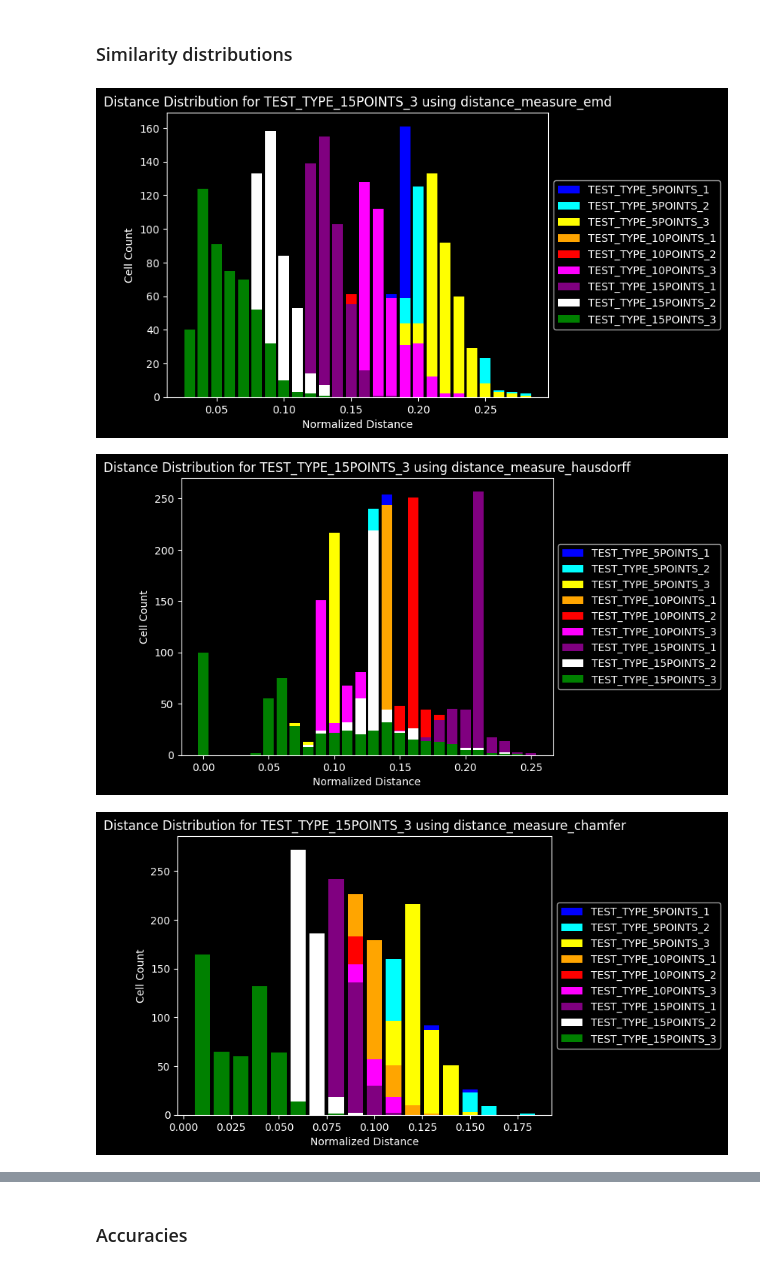
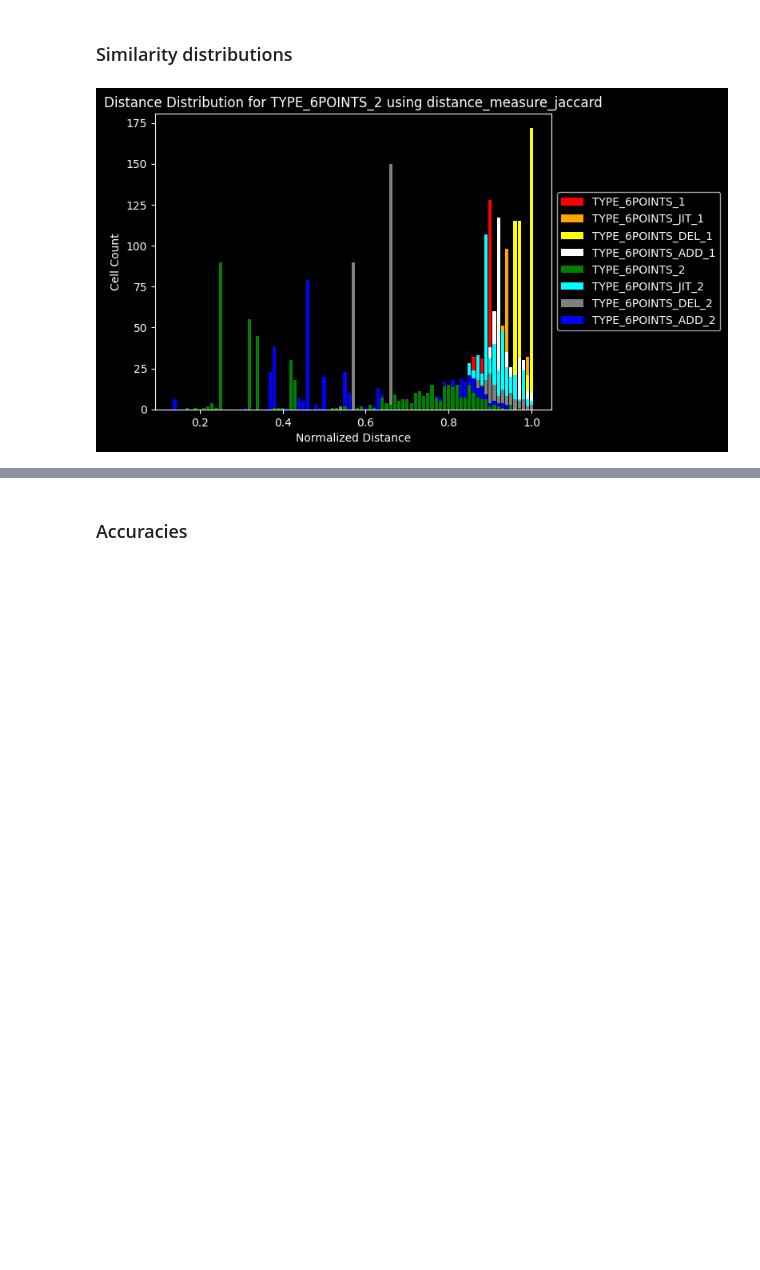
Before and after one commit to Souren-0/Bachelor_Thesis, a Jupyter notebook: Point_Cloud_Identification.ipynb, the cells around one changed output, grey strips where cells are left out. Saved outputs shown, nothing was run; the diff lists cells and outputs as text; code cells hidden in the pictures; blank space fills up the shorter version.

```diff
--- a/Point_Cloud_Identification.ipynb
+++ b/Point_Cloud_Identification.ipynb
@@ -158,7 +163,7 @@ datasets = {
     "hard_easy" : { 'path' : './Data/Test_Data_HARD_Labels_EASY_Cells.pickle', 'representatives' : './Labels/representatives_HARD_Labels_EASY_Cells.json'},
     "hard_hard" : { 'path' : './Data/Test_Data_HARD_Labels_HARD_Cells.pickle', 'representatives' : './Labels/representatives_HARD_Labels_HARD_Cells.json'}}
 
-dataset = "easy_easy"
+dataset = "hard_easy"
 chip_data_file = datasets[dataset]["path"]
 
 chip_data = None
@@ -209,3 +214,15 @@ cell_box = {}
 for cell_type, boxes in cell_boxes.items():
     widths, heights = zip(*boxes)
     cell_box[cell_type] = (max(widths), max(heights))
+# %%
+cell_type = cell_types[7]
+predicted_reps = [(-5,-5)]
+# predicted_reps = find_representative_vias(cell_type, plot=False)
+axes = (0, cell_box[cell_type][0])
+cells = sorted_cells[cell_type]
+cell_vias = [vias for cell in cells for vias in cell["vias"]]
+plt.xlim(axes)
+plt.ylim(axes)
+plt.scatter(*zip(*cell_vias), marker='o', alpha=0.1)
+plt.scatter(*zip(*representatives[cell_type]), marker='s', color='red', s=10)
+plt.scatter(*zip(*predicted_reps), marker='x')
@@ -412,10 +432,10 @@ Legend:
         last_command = key
 
 
-def plot_distances(distances, finesse, color, label):
+def plot_distances(distances, finesse, color, label, highlight):
     dists = list(distances.keys())
     amounts = list(distances.values())
-    plt.bar(dists, amounts, width=(0.8 * 10**(-finesse)), color=color, label=label)
+    plt.bar(dists, amounts, width=(0.8 * 10**(-finesse)), color=color, label=label, zorder=highlight)
 
 
 def distribution_similarity(distance_measure, label, finesse=2, labels_range=slice(None,10), cells_range=slice(None,500)):
@@ -423,7 +443,7 @@ def distribution_similarity(distance_measure, label, finesse=2, labels_range=sli
     plt.xlabel('Normalized Distance')
     plt.ylabel('Cell Count')
 
-    type_colors = ['blue', 'cyan', 'yellow', 'orange', 'red', 'magenta', 'purple', 'white', 'green', 'grey']
+    type_colors = ['red', 'orange', 'yellow', 'white', 'green', 'cyan', 'grey', 'blue', 'indigo', 'purple']
     for cell_type in cell_types[labels_range]:
         cells = sorted_cells[cell_type]
         distances = {}
@@ -431,7 +451,8 @@ def distribution_similarity(distance_measure, label, finesse=2, labels_range=sli
             cell_vias = np.array(cell["vias"])
             distance = round(distance_measure(cell_vias, label), finesse)
             distances[distance] = distances.get(distance, 0) + 1
-        plot_distances(distances, finesse, type_colors[cell_types.index(cell_type)], cell_type)
+        highlight_bar = cell_type == label
+        plot_distances(distances, finesse, type_colors[cell_types.index(cell_type) % len(type_colors)], cell_type, highlight_bar)
     plt.legend(loc='center left', bbox_to_anchor=(1, 0.5))
     plt.show()
     plt.close()
@@ -475,6 +496,7 @@ from ot import emd
 from shapely.geometry import Point
 from shapely.ops import unary_union
 from scipy.spatial.distance import directed_hausdorff
+
 
 # Save cell stats
 cell_stats = {}
@@ -484,11 +506,10 @@ for cell_type in cell_types:
     all_vias = [via for cell in cells for via in cell["vias"]]
     tree = KDTree(representatives[cell_type])
     distances, _ = tree.query(all_vias)
-    loc, scale = stats.halfnorm.fit(distances)
+    loc, scale = stats.rayleigh.fit(distances)
 
-    cell_stat = {"mean" : loc, "sigma" : scale}
+    cell_stat = {"mean" : loc, "sigma" : scale, "dists" : distances}
     cell_stats[cell_type] = cell_stat
-    via_distances[cell_type] = distances
 
 
 def distance_measure_hausdorff(cell_vias, cell_type):
@@ -500,10 +521,13 @@ def distance_measure_hausdorff(cell_vias, cell_type):
 def distance_measure_chamfer(cell_vias, cell_type):
     representative = representatives[cell_type]
     box_size = cell_box[cell_type]
+    sf = cell_stats[cell_type]["survival function"]
 
     dist = torch.cdist(
         torch.tensor(cell_vias, dtype=torch.float32).unsqueeze(0),
         torch.tensor(representative, dtype=torch.float32).unsqueeze(0))
+
+    # if dist saves all the euclidean distances
 
     chamfer = dist.min(2)[0].mean() + dist.min(1)[0].mean()
     chamfer_normalized = chamfer.item() / (2 * box_diagonal(*box_size))
@@ -712,12 +725,10 @@ plt.show()
 # %% [markdown]
 ### Similarity distributions
 # %%
-cell_type = cell_types[9 - 1]
-distribution_similarity(distance_measure_emd, cell_type)
-distribution_similarity(distance_measure_hausdorff, cell_type)
-distribution_similarity(distance_measure_chamfer, cell_type)
+cell_type = cell_types[4]
+# distribution_similarity(distance_measure_emd, cell_type)
+# distribution_similarity(distance_measure_hausdorff, cell_type)
+# distribution_similarity(distance_measure_chamfer, cell_type)
 distribution_similarity(distance_measure_jaccard, cell_type)
 # %% [output]
-[figure, old version]
+[figure, new version]
-[figure, removed]
-[figure, removed]
```
Also changed, not shown: parts of 12 cells of this notebook, 4 other files.
